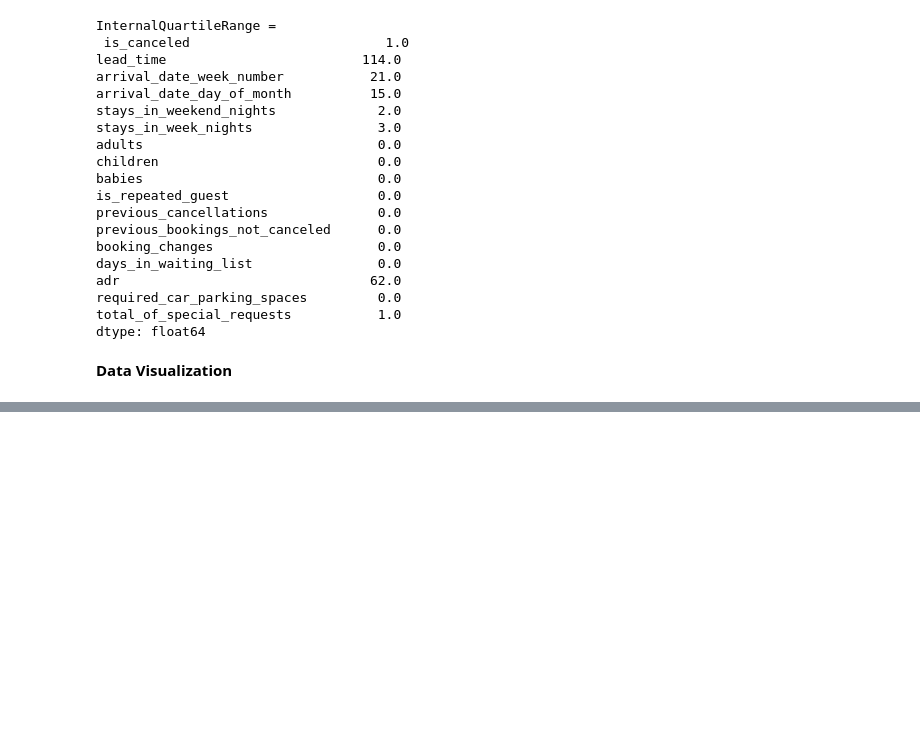
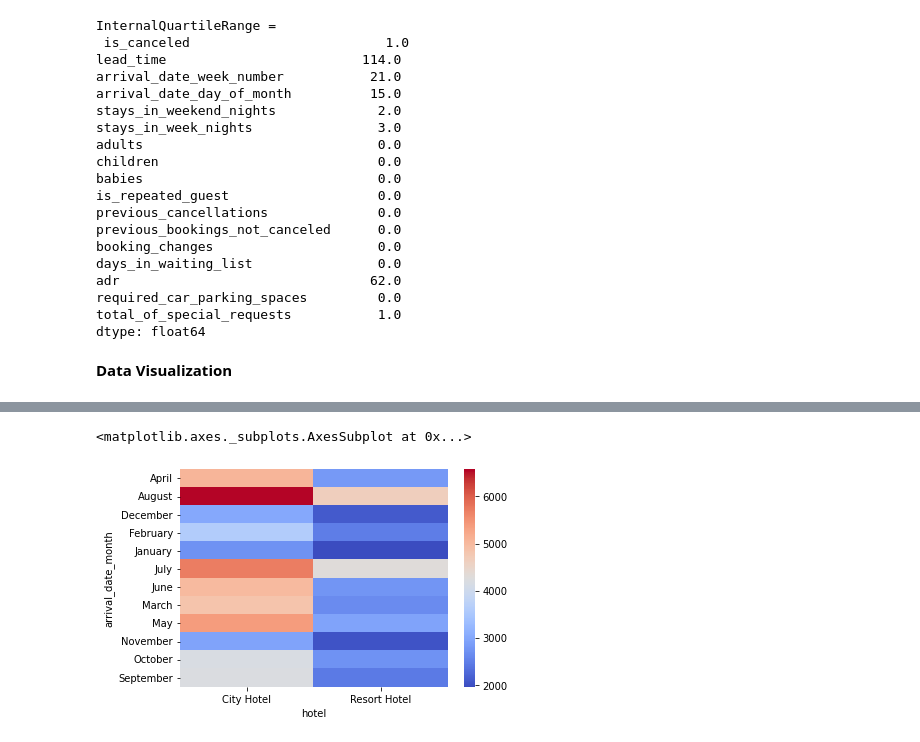
Before and after one commit to shivamm007/EDA---Hotel_Bookings, a Jupyter notebook: Hotel_Booking_Analysis_Capstone_Project_1.ipynb, the cells around one changed output, grey strips where cells are left out. Cells and saved outputs as stored; diff of their text form; code cells hidden in the pictures; blank space fills up the shorter version.

```diff
--- a/Hotel_Booking_Analysis_Capstone_Project_1.ipynb
+++ b/Hotel_Booking_Analysis_Capstone_Project_1.ipynb
@@ -332,0 +348,6 @@ plt.show()
+# %%
+#plotting Heatmap to get which months are most likely to visit
+sns.heatmap(pd.crosstab(df.arrival_date_month,df.hotel),cmap='coolwarm')
+# %% [output]
+<matplotlib.axes._subplots.AxesSubplot at 0x...>
+[figure, added]
```
Also changed, not shown: parts of 23 cells of this notebook.
